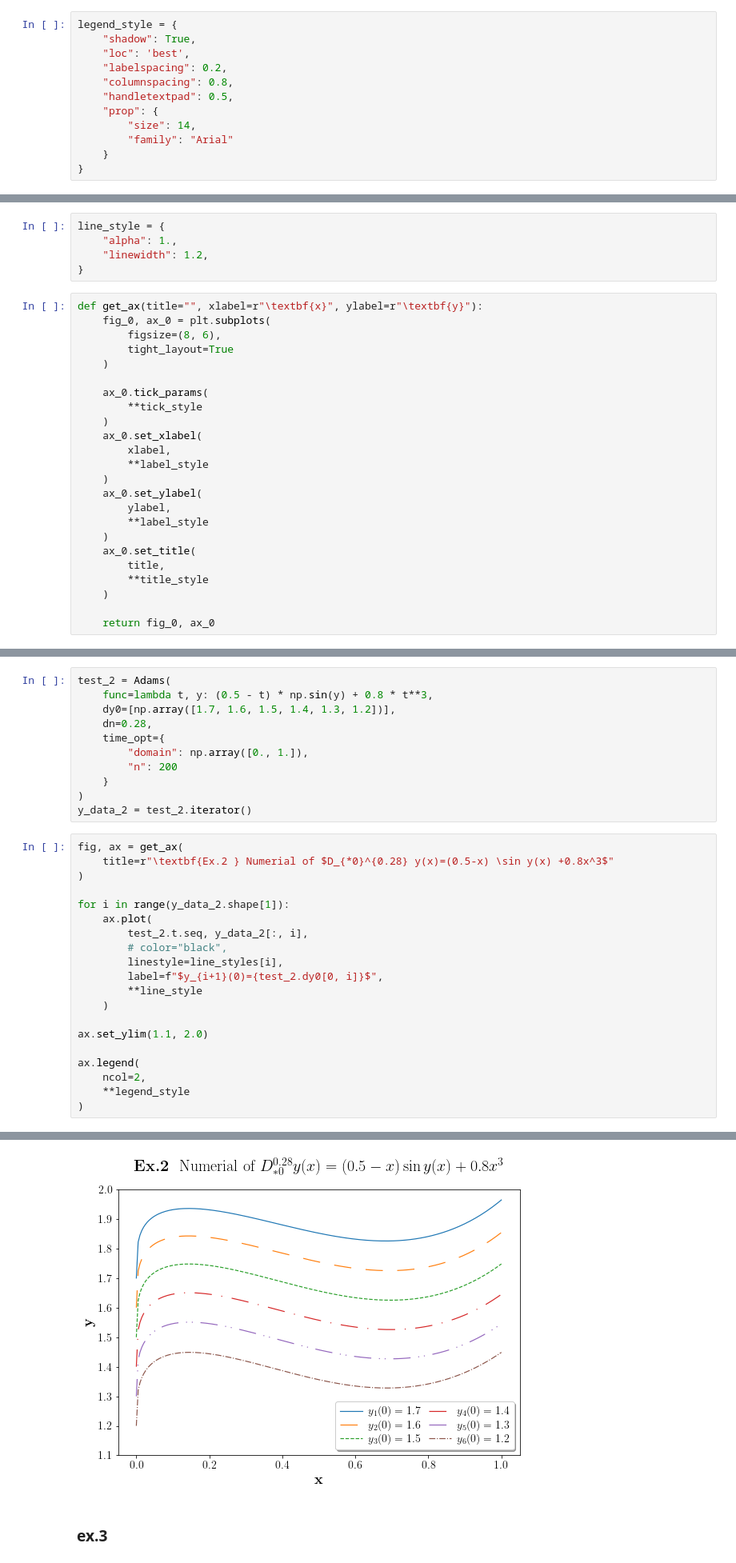
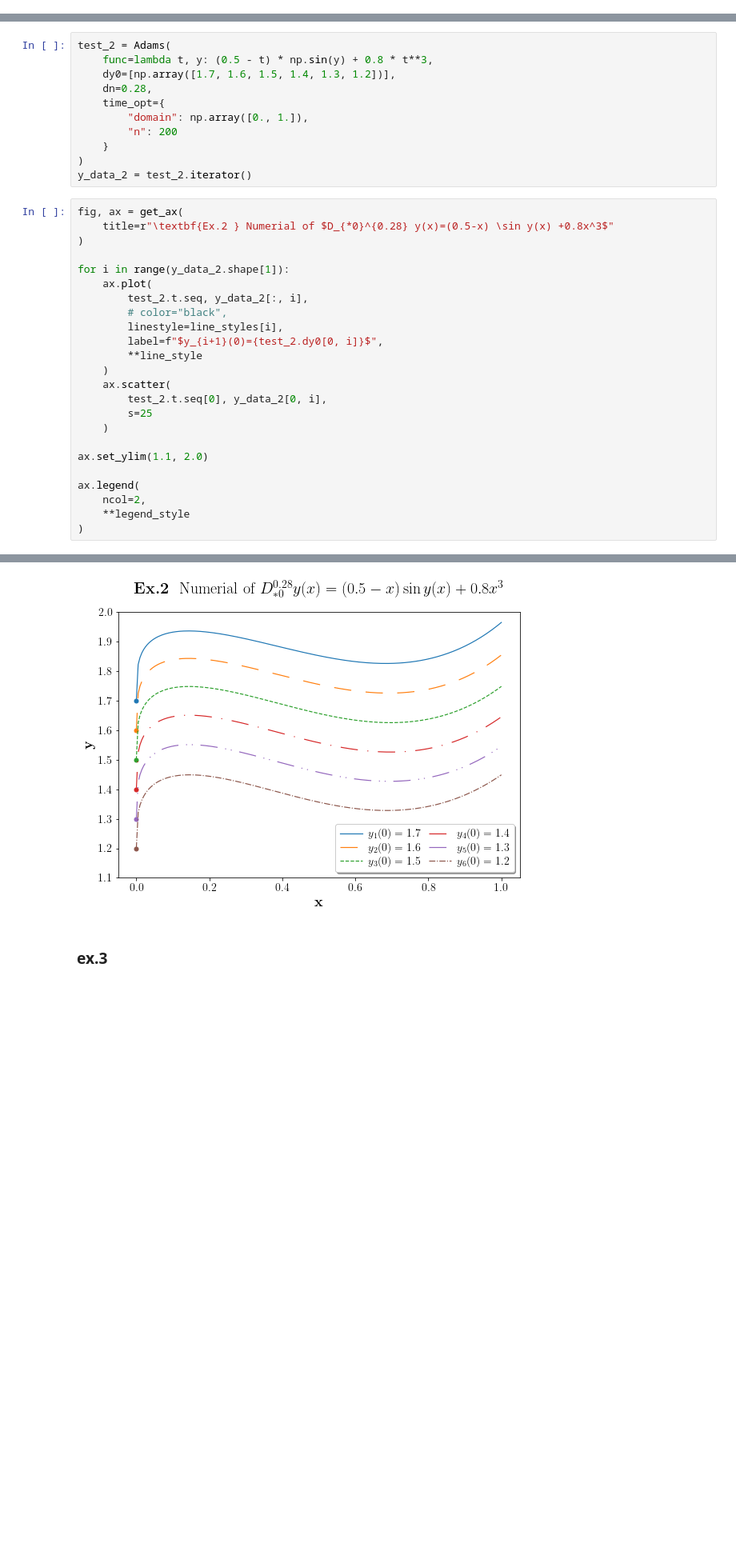
Before and after one commit to EastMagica/FDE, a Jupyter notebook: single_term_equation.ipynb, the cells around one changed output, grey strips where cells are left out. Shown at 80% size. Cells and saved outputs as stored; diff of their text form; blank space fills up the shorter version.

```diff
--- a/single_term_equation.ipynb
+++ b/single_term_equation.ipynb
@@ -119,12 +132,0 @@ label_style = {
-# %%
-legend_style = {
-    "shadow": True,
-    "loc": 'best',
-    "labelspacing": 0.2,
-    "columnspacing": 0.8,
-    "handletextpad": 0.5,
-    "prop": {
-        "size": 14,
-        "family": "Arial"
-    }
-}
@@ -135,29 +132,0 @@ tick_style = {
-# %%
-line_style = {
-    "alpha": 1.,
-    "linewidth": 1.2,
-}
-# %%
-def get_ax(title="", xlabel=r"\textbf{x}", ylabel=r"\textbf{y}"):
-    fig_0, ax_0 = plt.subplots(
-        figsize=(8, 6),
-        tight_layout=True
-    )
-
-    ax_0.tick_params(
-        **tick_style
-    )
-    ax_0.set_xlabel(
-        xlabel,
-        **label_style
-    )
-    ax_0.set_ylabel(
-        ylabel,
-        **label_style
-    )
-    ax_0.set_title(
-        title,
-        **title_style
-    )
-
-    return fig_0, ax_0
@@ -457,26 +289,30 @@ y_data_2 = test_2.iterator()
 # %%
 fig, ax = get_ax(
     title=r"\textbf{Ex.2 } Numerial of $D_{*0}^{0.28} y(x)=(0.5-x) \sin y(x) +0.8x^3$"
 )
 
 for i in range(y_data_2.shape[1]):
     ax.plot(
         test_2.t.seq, y_data_2[:, i],
         # color="black",
         linestyle=line_styles[i],
         label=f"$y_{i+1}(0)={test_2.dy0[0, i]}$",
         **line_style
     )
+    ax.scatter(
+        test_2.t.seq[0], y_data_2[0, i],
+        s=25
+    )
 
 ax.set_ylim(1.1, 2.0)
 
 ax.legend(
     ncol=2,
     **legend_style
 )
 # %% [output]
 <matplotlib.legend.Legend at 0x...>
-[figure, old version]
+[figure, new version]
 # %% [markdown]
 ### ex.3
 # %% [markdown]
```
Also changed, not shown: parts of 30 cells of this notebook.
